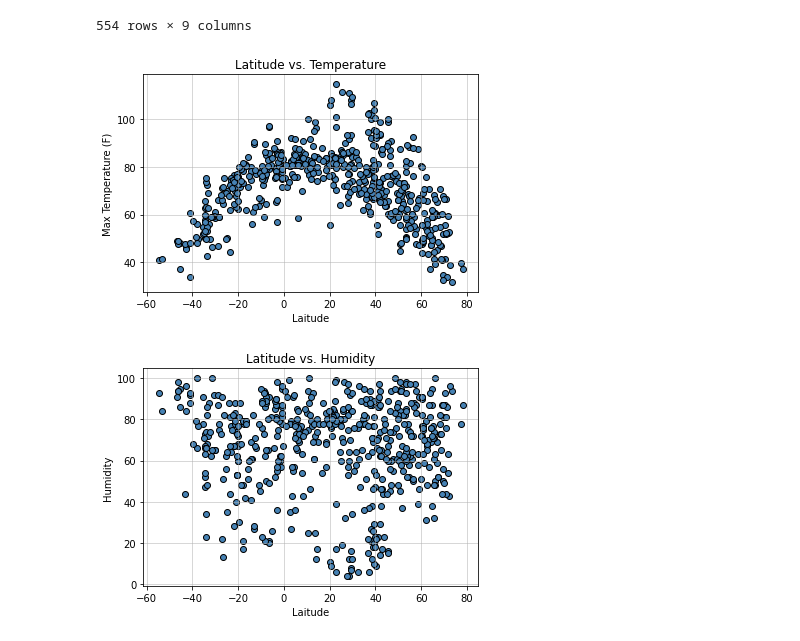
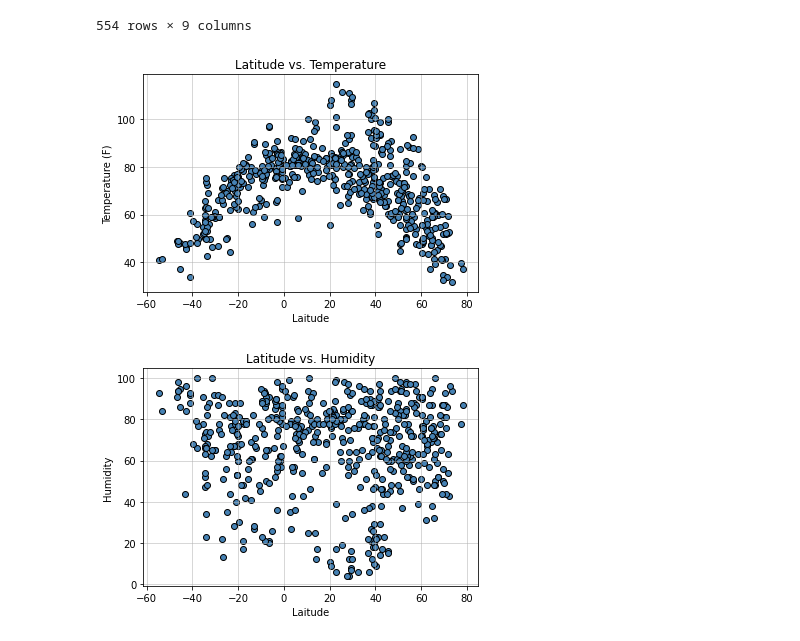
Before and after one commit to mikecip10/PythonAPIs-Homework, a Jupyter notebook: WeatherPy/WeatherPy.ipynb, the cells around one changed output. Cells and saved outputs as stored; diff of their text form; code cells hidden in the pictures.

```diff
--- a/WeatherPy/WeatherPy.ipynb
+++ b/WeatherPy/WeatherPy.ipynb
@@ -154,13 +163,13 @@ weather_dic.to_csv("data/weather_cities.csv", index = False)
 # %%
 plt.scatter(weather_dic["Lat"], weather_dic["Max Temp"], facecolor = "steelblue", edgecolor = "black")
 plt.title("Latitude vs. Temperature")
 plt.xlabel("Laitude")
-plt.ylabel("Max Temperature (F)")
+plt.ylabel("Temperature (F)")
 plt.grid(linestyle='-', linewidth=1, alpha = 0.5)
 
 plt.savefig("Figures/Latitude vs Temperature.png")
 # %% [output]
-[figure, old version]
+[figure, new version]
 # %%
 plt.scatter(weather_dic["Lat"], weather_dic["Humidity"], facecolor = "steelblue", edgecolor = "black")
 plt.title("Latitude vs. Humidity")
```
Also changed, not shown: parts of 1 cell of this notebook, 1 other file.
